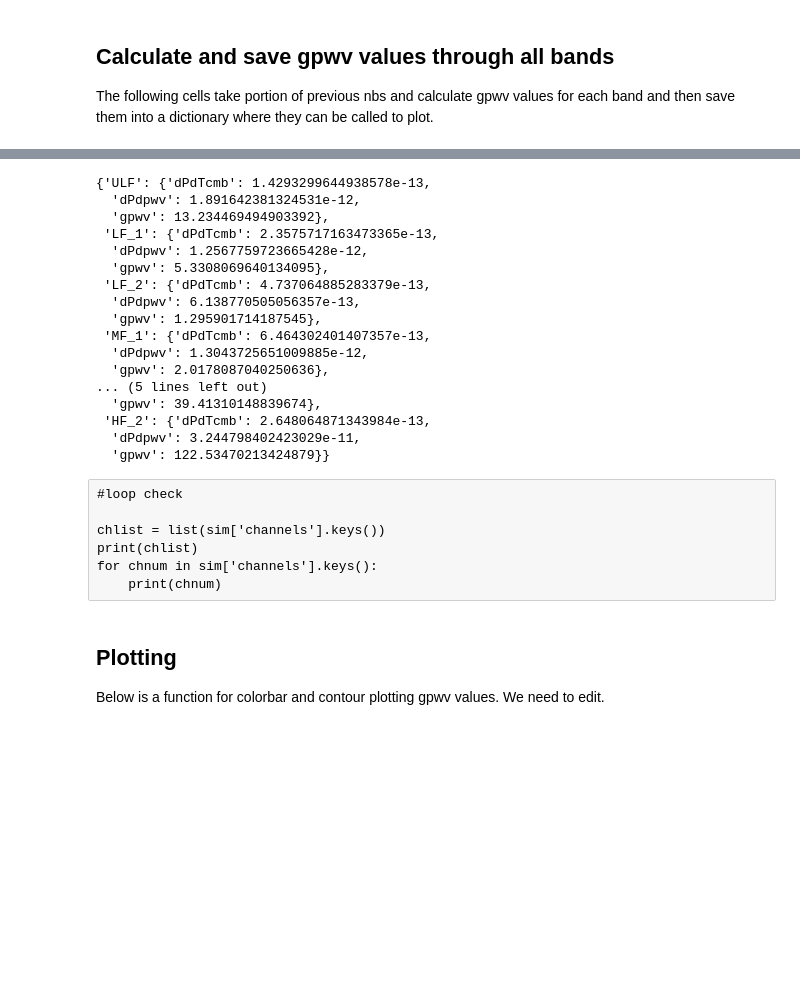
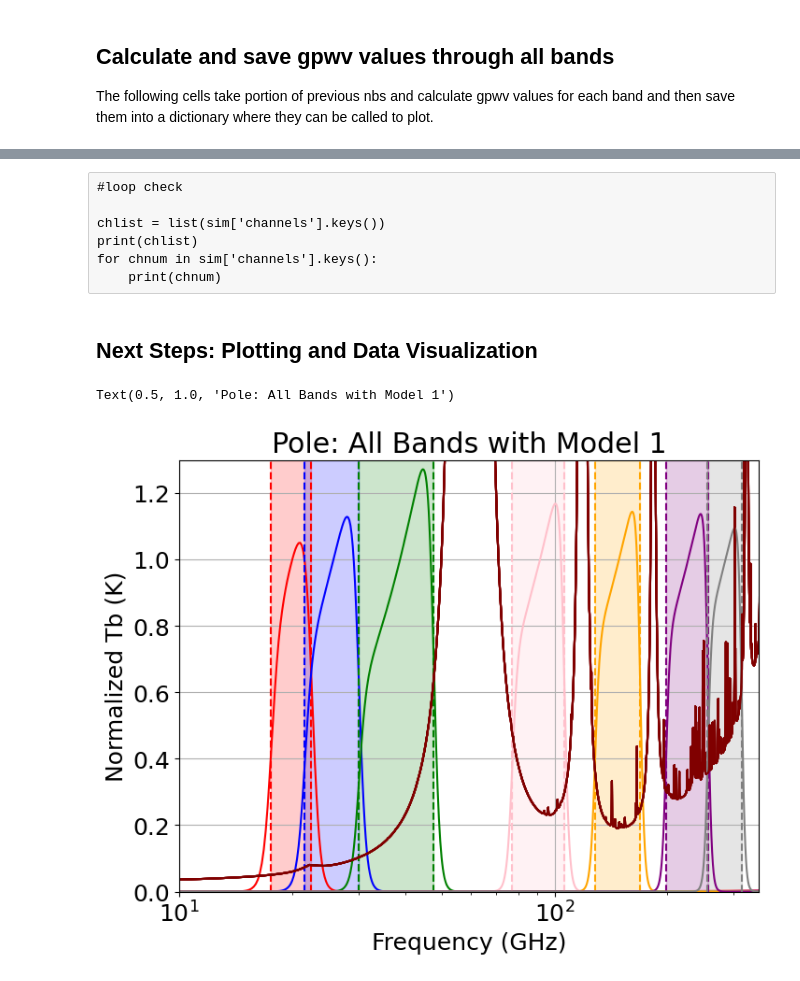
Before and after one commit to JohnRuhl/Atmos_pwv_flucts, a Jupyter notebook: Atmos_pwv_flucts.ipynb, the cells around one changed output, grey strips where cells are left out. Cells and saved outputs as stored; diff of their text form; code cells hidden in the pictures; blank space fills up the shorter version.

```diff
--- a/Atmos_pwv_flucts.ipynb
+++ b/Atmos_pwv_flucts.ipynb
@@ -173,4 +163,5 @@ spole_dict[300]
 # %%
+#Atacama dict, run once
 a = 2.0
 n = 0.7
 alpha= 2  #can be 0 or 2
@@ -178,40 +169,32 @@ alpha= 2  #can be 0 or 2
 chlist = list(sim['channels'].keys())
 atacama_dict={}
 #for site in ['Pole','Atacama']:
-for pwv in atmos['Atacama'].keys():
+for pwv in atmos['Atacama'].keys(): #can always add more pwv files and change functions below to [pwv] instead of [900]
     atacama_dict[pwv]={}
     for ch in chlist:
         atacama_dict[pwv][ch]={}
         dnu = sim['channels'][ch]['nu_high']-sim['channels'][ch]['nu_low']
         nu0 = sim['channels'][ch]['band_center']
+        freqvec = atmos['Atacama'][pwv][0]
+        tbvec = atmos['Atacama'][pwv][1]
+        model1 = logistic_bandmodel(freqvec, nu0, dnu, a, n)*alpha_bandmodel(freqvec, nu0, alpha)
+
         dPdpwv = calc_dPdpwv(atmos['Atacama'][900][0], atmos['Atacama'][1000][0], atmos['Atacama'][900][1], atmos['Atacama'][1000][1], nu0, dnu, a, n, alpha)
         dPdTcmb = calc_dPdTcmb(atmos['Atacama'][900][0], atmos['Atacama'][1000][0], nu0, dnu, a, n, alpha)
         gpwv= dPdpwv/dPdTcmb
 
 
+        atacama_dict[pwv][ch]['freqvec']= freqvec
+        atacama_dict[pwv][ch]['tbvec']= tbvec
+        atacama_dict[pwv][ch]['high_edge_0']= sim['channels'][ch]['nu_high']
+        atacama_dict[pwv][ch]['low_edge_0']= sim['channels'][ch]['nu_low']
+        atacama_dict[pwv][ch]['bandshape']= model1
+        atacama_dict[pwv][ch]['nu0']= nu0
         atacama_dict[pwv][ch]['dPdTcmb']= dPdTcmb
         atacama_dict[pwv][ch]['dPdpwv']= dPdpwv
         atacama_dict[pwv][ch]['gpwv']= (dPdpwv/dPdTcmb)
 # %%
-atacama_dict[900]
+#atacama_dict[900]
-# %% [output]
-{'ULF': {'dPdTcmb': 1.4293299644938578e-13,
-  'dPdpwv': 1.891642381324531e-12,
-  'gpwv': 13.234469494903392},
- 'LF_1': {'dPdTcmb': 2.3575717163473365e-13,
-  'dPdpwv': 1.2567759723665428e-12,
-  'gpwv': 5.3308069640134095},
- 'LF_2': {'dPdTcmb': 4.737064885283379e-13,
-  'dPdpwv': 6.138770505056357e-13,
-  'gpwv': 1.295901714187545},
- 'MF_1': {'dPdTcmb': 6.464302401407357e-13,
-  'dPdpwv': 1.3043725651009885e-12,
-  'gpwv': 2.0178087040250636},
-... (5 lines left out)
-  'gpwv': 39.41310148839674},
- 'HF_2': {'dPdTcmb': 2.648064871343984e-13,
-  'dPdpwv': 3.244798402423029e-11,
-  'gpwv': 122.53470213424879}}
 # %% [raw]
 #loop check
 
@@ -220,5 +203,4 @@ print(chlist)
 for chnum in sim['channels'].keys():
     print(chnum)
 # %% [markdown]
-## Plotting
-Below is a function for colorbar and contour plotting gpwv values. We need to edit.
+## Next Steps: Plotting and Data Visualization
@@ -242,0 +207,27 @@ def pltgpwv(ch, rownum, colnum):
+# %%
+bandtype_dict= {'ULF':'red', 'LF_1': 'blue', 'LF_2': 'green', 'MF_1': 'pink', 'MF_2': 'orange', 'HF_1': 'purple', 'HF_2': 'grey'}
+bandarray=list(bandtype_dict.keys())
+
+#for band in bands['SAT'].keys():
+
+for ch in chlist:
+    btype=bandtype_dict[ch]
+    x1=spole_dict[300][ch]['high_edge_0']
+    x2=spole_dict[300][ch]['low_edge_0']
+    plt.axvline(x = x1, color=btype, linestyle='dashed', markersize= 0.5)#, label = 'upper band edge')
+    plt.axvline(x = x2, color=btype, linestyle='dashed', markersize= 0.5)
+        #plt.fill_between(x1, x2, color='blue', alpha=.2)
+    plt.axvspan(x1, x2, alpha=0.2, color=btype)
+
+    plt.semilogx(spole_dict[300][ch]['freqvec'], spole_dict[300][ch]['bandshape'], color=btype, label='Logistic Band Model')
+    plt.semilogx(spole_dict[300][ch]['freqvec'], spole_dict[300][ch]['tbvec']/50, color='maroon', linestyle='solid', markersize= 0.15)
+#note that model 1 includes optics/lyot info and instrumentation info
+plt.xlim(10, 350)
+plt.ylim(0, 1.3)
+plt.grid()
+plt.xlabel('Frequency (GHz)')
+plt.ylabel('Normalized Tb (K)')
+plt.title('Pole: All Bands with Model 1')
+# %% [output]
+Text(0.5, 1.0, 'Pole: All Bands with Model 1')
+[figure, added]
```
Also changed, not shown: parts of 18 cells of this notebook, 1 other file.
